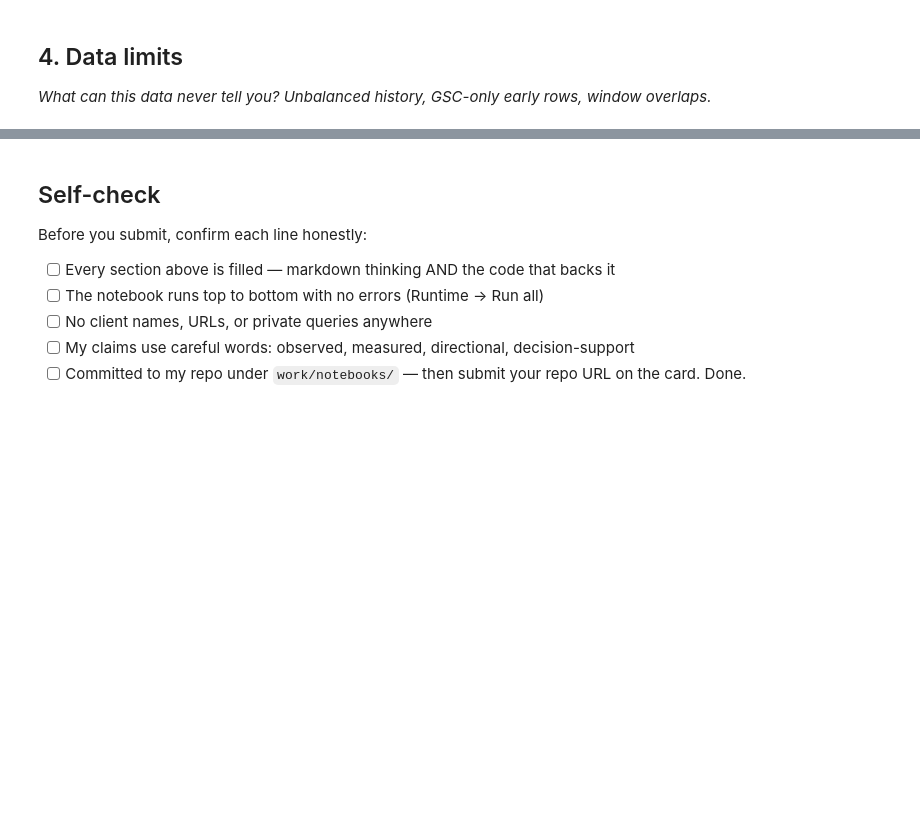
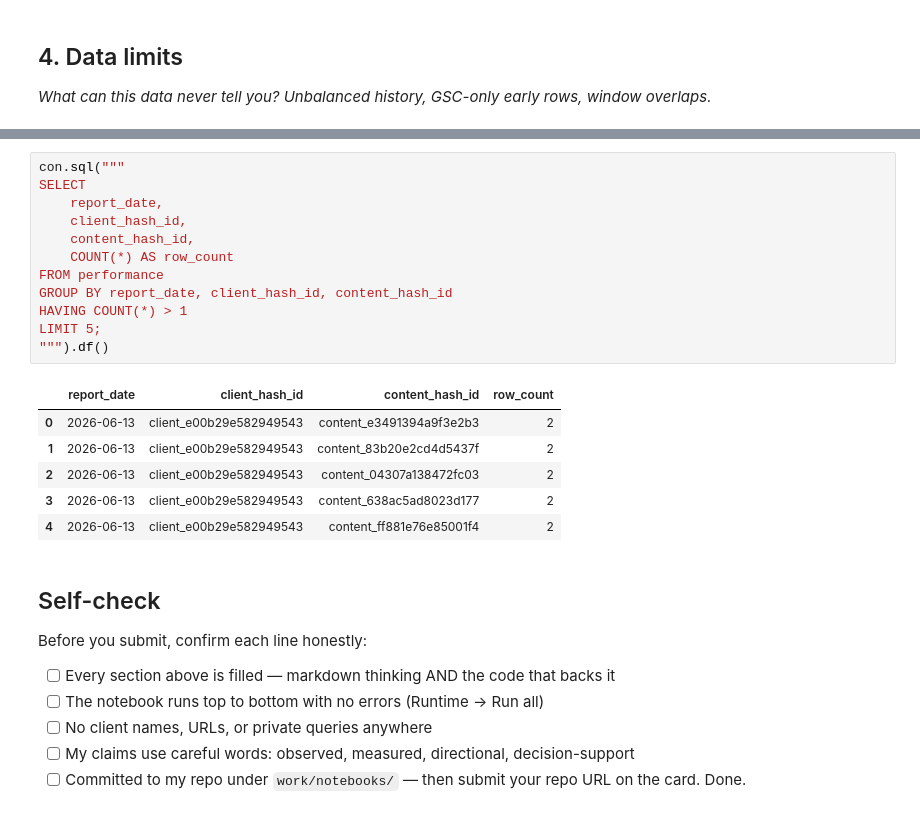
Before and after one commit to PrathamTumminakatti/ML1, a Jupyter notebook: work/notebooks/w03_data_contract.ipynb, the cells around one changed output, grey strips where cells are left out. Saved outputs shown, nothing was run; the diff lists cells and outputs as text; blank space fills up the shorter version.

```diff
--- a/work/notebooks/w03_data_contract.ipynb
+++ b/work/notebooks/w03_data_contract.ipynb
@@ -25,3 +260,22 @@ This skeleton is yours to fill. Work the sections **in order** — each one has
+# %%
+con.sql("""
+SELECT
+    report_date,
+    client_hash_id,
+    content_hash_id,
+    COUNT(*) AS row_count
+FROM performance
+GROUP BY report_date, client_hash_id, content_hash_id
+HAVING COUNT(*) > 1
+LIMIT 5;
+""").df()
+# %% [output]
+|  | report_date | client_hash_id | content_hash_id | row_count |
+| 0 | 2026-06-13 | client_e00b29e582949543 | content_e3491394a9f3e2b3 | 2 |
+| 1 | 2026-06-13 | client_e00b29e582949543 | content_83b20e2cd4d5437f | 2 |
+| 2 | 2026-06-13 | client_e00b29e582949543 | content_04307a138472fc03 | 2 |
+| 3 | 2026-06-13 | client_e00b29e582949543 | content_638ac5ad8023d177 | 2 |
+| 4 | 2026-06-13 | client_e00b29e582949543 | content_ff881e76e85001f4 | 2 |
 # %% [markdown]
 ## Self-check
 
```
Also changed, not shown: parts of 20 cells of this notebook.
